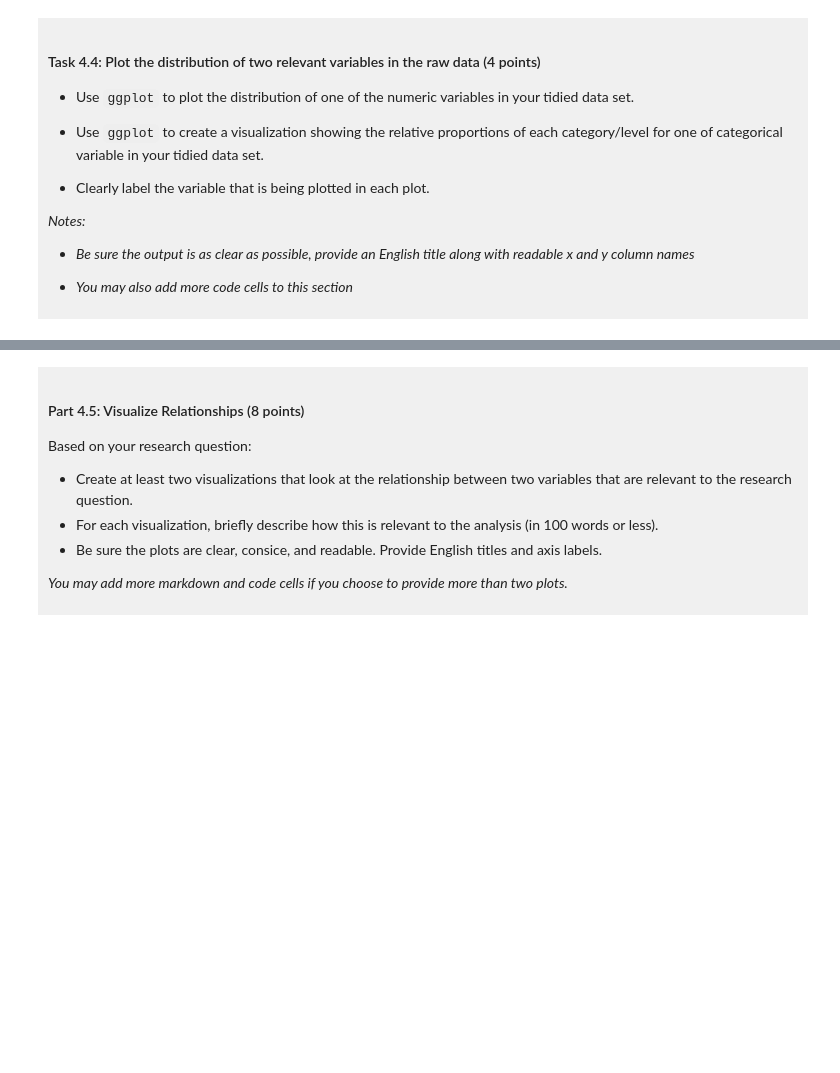
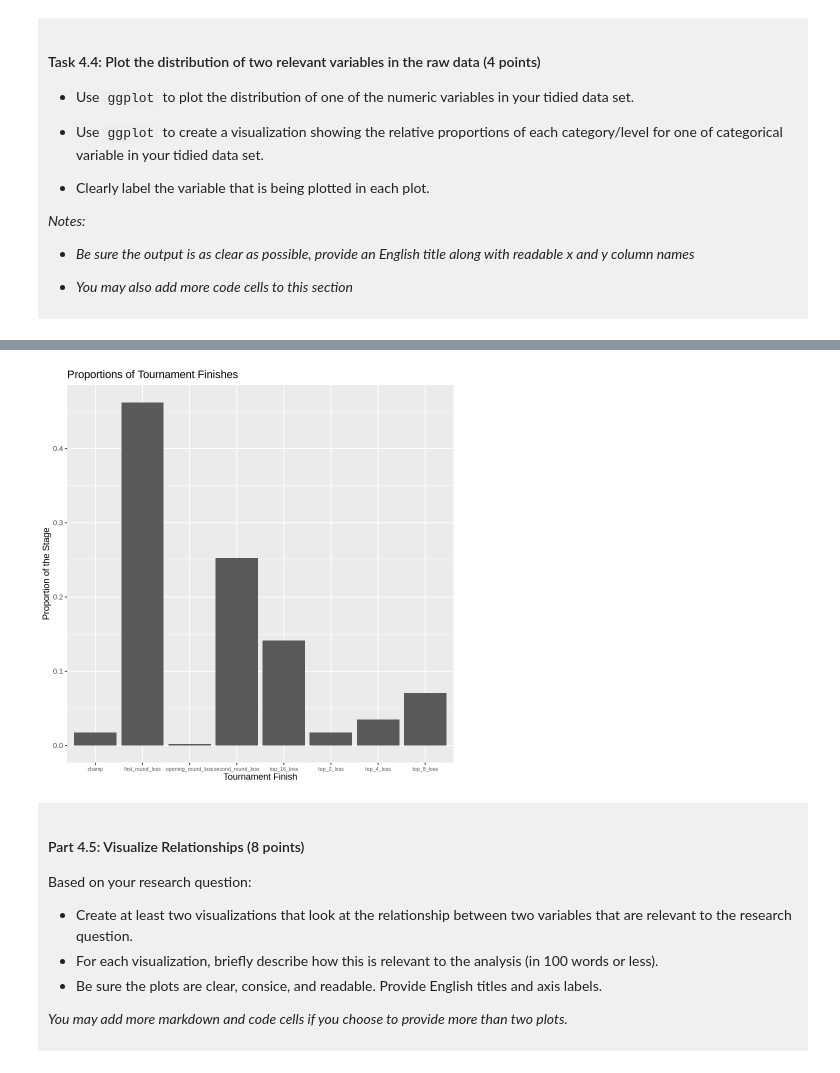
Before and after one commit to mysteriousMAXX/dsci-100-project-ChengyuanGao, a Jupyter notebook: dsci-100-project-notebook.ipynb, the cells around one changed output, grey strips where cells are left out. Saved outputs shown, nothing was run; the diff lists cells and outputs as text; code cells hidden in the pictures; blank space fills up the shorter version.

```diff
--- a/dsci-100-project-notebook.ipynb
+++ b/dsci-100-project-notebook.ipynb
@@ -296,5 +343,18 @@ You will refine your research question (if needed) and produce a tidy data set.
 # %%
-### EDIT THIS CODE CELL FOR PLOT 2 ###
+tourney_finish_proportions <- selected_data|>
+    count(tourney_finish)|>
+    mutate(proportion = n/sum(n))
+
+tourney_finish_distribution <-tourney_finish_proportions|>
+    ggplot(aes(x=tourney_finish,y=proportion))+
+    geom_col()+
+    labs(title = "Proportions of Tournament Finishes",
+    x="Tournament Finish",
+    y="Proportion of the Stage")+
+    theme(axis.text.x=element_text(size=6))
+tourney_finish_distribution
+# %% [output]
+[figure, added]
 # %% [markdown]
 <div style="background-color: #f0f0f0; padding: 10px;">
 
```
Also changed, not shown: parts of 12 cells of this notebook.
